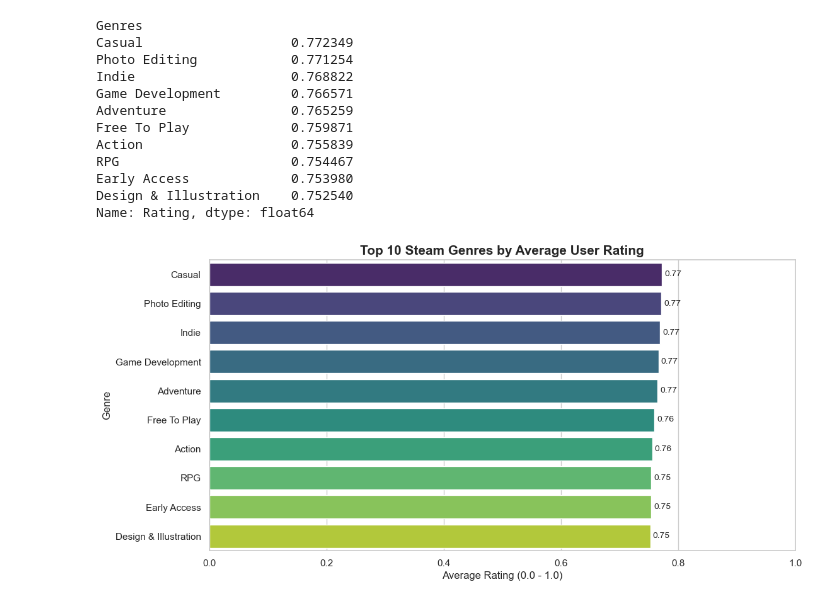
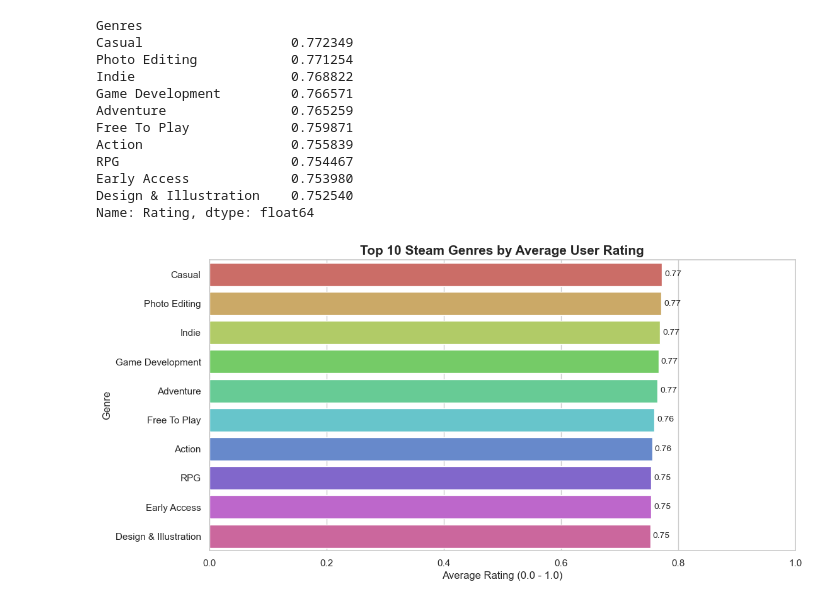
Before and after one commit to frzatla/steam-games-analysis, a Jupyter notebook: notebooks/exploratory_analysis.ipynb, the cells around one changed output. Saved outputs shown, nothing was run; the diff lists cells and outputs as text; code cells hidden in the pictures.

```diff
--- a/notebooks/exploratory_analysis.ipynb
+++ b/notebooks/exploratory_analysis.ipynb
@@ -667,21 +689,21 @@ Name: Rating, dtype: float64
 # %%
 # Take top 10 genres by mean rating.
 top_10_genres = genre_rankings.head(10).reset_index()
 top_10_genres.columns = ['Genre', 'Average Rating']
 
 plt.figure(figsize = (12, 6))
 sns.set_theme(style = "whitegrid")
 
-ax = sns.barplot( data = top_10_genres, x = 'Average Rating', y = 'Genre', palette = 'viridis')
+ax = sns.barplot( data = top_10_genres, x = 'Average Rating', y = 'Genre', palette = 'hls')
 
 for i in ax.containers:
     ax.bar_label(i, fmt = '%.2f', padding = 3, fontsize = 10)
 
 plt.title('Top 10 Steam Genres by Average User Rating', fontsize = 15, fontweight = 'bold')
 plt.xlabel('Average Rating (0.0 - 1.0)', fontsize = 12)
 plt.ylabel('Genre', fontsize = 12)
 plt.xlim(0, 1)
 
 plt.show()
 # %% [output]
-[figure, old version]
+[figure, new version]
```
Also changed, not shown: parts of 6 cells of this notebook.
